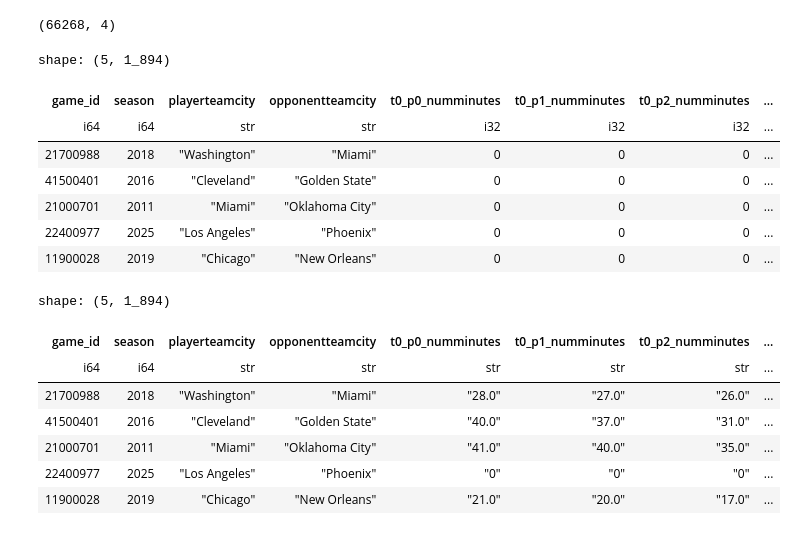
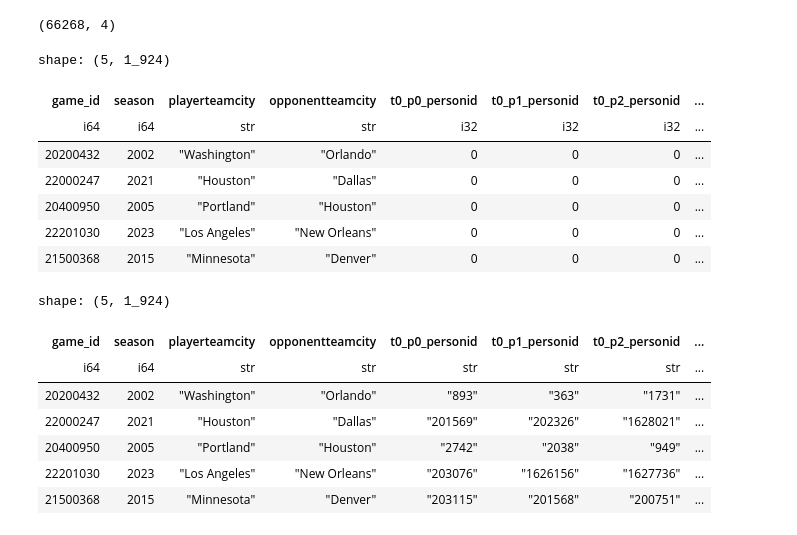
Before and after one commit to donpham7/fastbreak-vis, a Jupyter notebook: data/per_game/pg_sql.ipynb, the cells around one changed output. Drawn from its saved outputs; the diff is of its cells as text; code cells hidden in the pictures.

```diff
--- a/data/per_game/pg_sql.ipynb
+++ b/data/per_game/pg_sql.ipynb
@@ -86,7 +95,7 @@ master.shape
 (66268, 4)
 # %%
 stat_cols = [
-    "numminutes", "points", "assists", "blocks", "steals", "fieldgoalsattempted", "fieldgoalsmade", "fieldgoalspercentage", "threepointersattempted", "threepointersmade", "threepointerspercentage", "freethrowsattempted", "freethrowsmade", "freethrowspercentage", "reboundsdefensive", "reboundsoffensive", "reboundstotal", "foulspersonal", "turnovers", "per", "ts_percent", "x3p_ar", "f_tr", "trb_percent", "ast_percent", "stl_percent", "blk_percent", "tov_percent", "pg_x3p_percent", "x2p_per_game", "x2pa_per_game", "pg_x2p_percent", "pg_e_fg_percent", "ft_per_game", "fta_per_game", "pg_ft_percent", "trb_per_game", "ast_per_game", "stl_per_game", "blk_per_game", "tov_per_game", "pf_per_game", "pts_per_game", "shoot_fg_percent", "avg_dist_fga", "percent_fga_from_x2p_range", "percent_fga_from_x0_3_range", "percent_fga_from_x3_10_range", "percent_fga_from_x10_16_range", "percent_fga_from_x16_3p_range", "percent_fga_from_x3p_range", "fg_percent_from_x2p_range", "fg_percent_from_x0_3_range", "fg_percent_from_x3_10_range", "fg_percent_from_x10_16_range", "fg_percent_from_x16_3p_range", "fg_percent_from_x3p_range", "percent_assisted_x2p_fg", "percent_assisted_x3p_fg", "percent_dunks_of_fga", "num_of_dunks", "percent_corner_3s_of_3pa", "corner_3_point_percent"
+    "personid", "points", "assists", "blocks", "steals", "fieldgoalsattempted", "fieldgoalsmade", "fieldgoalspercentage", "threepointersattempted", "threepointersmade", "threepointerspercentage", "freethrowsattempted", "freethrowsmade", "freethrowspercentage", "reboundsdefensive", "reboundsoffensive", "reboundstotal", "foulspersonal", "turnovers", "per", "ts_percent", "x3p_ar", "f_tr", "trb_percent", "ast_percent", "stl_percent", "blk_percent", "tov_percent", "pg_x3p_percent", "x2p_per_game", "x2pa_per_game", "pg_x2p_percent", "pg_e_fg_percent", "ft_per_game", "fta_per_game", "pg_ft_percent", "trb_per_game", "ast_per_game", "stl_per_game", "blk_per_game", "tov_per_game", "pf_per_game", "pts_per_game", "shoot_fg_percent", "avg_dist_fga", "percent_fga_from_x2p_range", "percent_fga_from_x0_3_range", "percent_fga_from_x3_10_range", "percent_fga_from_x10_16_range", "percent_fga_from_x16_3p_range", "percent_fga_from_x3p_range", "fg_percent_from_x2p_range", "fg_percent_from_x0_3_range", "fg_percent_from_x3_10_range", "fg_percent_from_x10_16_range", "fg_percent_from_x16_3p_range", "fg_percent_from_x3p_range", "percent_assisted_x2p_fg", "percent_assisted_x3p_fg", "percent_dunks_of_fga", "num_of_dunks", "percent_corner_3s_of_3pa", "corner_3_point_percent", "numminutes"
 ]
 for stat in stat_cols:
     for t in ["t0", "t1"]:
@@ -98,14 +107,14 @@ for stat in stat_cols:
 
 master.head()
 # %% [output]
-shape: (5, 1_894)
+shape: (5, 1_924)
-| game_id | season | playerteamcity | opponentteamcity | t0_p0_numminutes | t0_p1_numminutes | t0_p2_numminutes | ... |
+| game_id | season | playerteamcity | opponentteamcity | t0_p0_personid | t0_p1_personid | t0_p2_personid | ... |
 | i64 | i64 | str | str | i32 | i32 | i32 | ... |
-| 21700988 | 2018 | "Washington" | "Miami" | 0 | 0 | 0 | ... |
-| 41500401 | 2016 | "Cleveland" | "Golden State" | 0 | 0 | 0 | ... |
-| 21000701 | 2011 | "Miami" | "Oklahoma City" | 0 | 0 | 0 | ... |
-| 22400977 | 2025 | "Los Angeles" | "Phoenix" | 0 | 0 | 0 | ... |
-| 11900028 | 2019 | "Chicago" | "New Orleans" | 0 | 0 | 0 | ... |
+| 20200432 | 2002 | "Washington" | "Orlando" | 0 | 0 | 0 | ... |
+| 22000247 | 2021 | "Houston" | "Dallas" | 0 | 0 | 0 | ... |
+| 20400950 | 2005 | "Portland" | "Houston" | 0 | 0 | 0 | ... |
+| 22201030 | 2023 | "Los Angeles" | "New Orleans" | 0 | 0 | 0 | ... |
+| 21500368 | 2015 | "Minnesota" | "Denver" | 0 | 0 | 0 | ... |
 # %%
 
 # Step 3: Rank by numMinutes within each (gameId, teamIndex)
@@ -114,39 +123,39 @@ features_ranked = df_fill_null.with_columns([
     .over(["game_id", "home"])
     .alias("playerrank")
 ])
 
 # Step 4: Keep top 15 players per team
 top_players = features_ranked.filter(pl.col("playerrank") <= 15)
 
 # Step 5: Reshape (melt → pivot → wide format)
 stat_cols = [
-    "numminutes", "points", "assists", "blocks", "steals", "fieldgoalsattempted", "fieldgoalsmade", "fieldgoalspercentage", "threepointersattempted", "threepointersmade", "threepointerspercentage", "freethrowsattempted", "freethrowsmade", "freethrowspercentage", "reboundsdefensive", "reboundsoffensive", "reboundstotal", "foulspersonal", "turnovers", "per", "ts_percent", "x3p_ar", "f_tr", "trb_percent", "ast_percent", "stl_percent", "blk_percent", "tov_percent", "pg_x3p_percent", "x2p_per_game", "x2pa_per_game", "pg_x2p_percent", "pg_e_fg_percent", "ft_per_game", "fta_per_game", "pg_ft_percent", "trb_per_game", "ast_per_game", "stl_per_game", "blk_per_game", "tov_per_game", "pf_per_game", "pts_per_game", "shoot_fg_percent", "avg_dist_fga", "percent_fga_from_x2p_range", "percent_fga_from_x0_3_range", "percent_fga_from_x3_10_range", "percent_fga_from_x10_16_range", "percent_fga_from_x16_3p_range", "percent_fga_from_x3p_range", "fg_percent_from_x2p_range", "fg_percent_from_x0_3_range", "fg_percent_from_x3_10_range", "fg_percent_from_x10_16_range", "fg_percent_from_x16_3p_range", "fg_percent_from_x3p_range", "percent_assisted_x2p_fg", "percent_assisted_x3p_fg", "percent_dunks_of_fga", "num_of_dunks", "percent_corner_3s_of_3pa", "corner_3_point_percent"
+    "personid", "numminutes", "points", "assists", "blocks", "steals", "fieldgoalsattempted", "fieldgoalsmade", "fieldgoalspercentage", "threepointersattempted", "threepointersmade", "threepointerspercentage", "freethrowsattempted", "freethrowsmade", "freethrowspercentage", "reboundsdefensive", "reboundsoffensive", "reboundstotal", "foulspersonal", "turnovers", "per", "ts_percent", "x3p_ar", "f_tr", "trb_percent", "ast_percent", "stl_percent", "blk_percent", "tov_percent", "pg_x3p_percent", "x2p_per_game", "x2pa_per_game", "pg_x2p_percent", "pg_e_fg_percent", "ft_per_game", "fta_per_game", "pg_ft_percent", "trb_per_game", "ast_per_game", "stl_per_game", "blk_per_game", "tov_per_game", "pf_per_game", "pts_per_game", "shoot_fg_percent", "avg_dist_fga", "percent_fga_from_x2p_range", "percent_fga_from_x0_3_range", "percent_fga_from_x3_10_range", "percent_fga_from_x10_16_range", "percent_fga_from_x16_3p_range", "percent_fga_from_x3p_range", "fg_percent_from_x2p_range", "fg_percent_from_x0_3_range", "fg_percent_from_x3_10_range", "fg_percent_from_x10_16_range", "fg_percent_from_x16_3p_range", "fg_percent_from_x3p_range", "percent_assisted_x2p_fg", "percent_assisted_x3p_fg", "percent_dunks_of_fga", "num_of_dunks", "percent_corner_3s_of_3pa", "corner_3_point_percent"
 ]
 
 melted = top_players.melt(
     id_vars=["game_id", "home", "playerrank"],
     value_vars=stat_cols
 ).with_columns([
     (pl.lit("t") + pl.col("home").cast(pl.Utf8) +
      pl.lit("_p") + (pl.col("playerrank") - 1).cast(pl.Utf8) +
      pl.lit("_") + pl.col("variable")).alias("column_name")
 ])
 
 wide = melted.pivot(
     values="value",
     index="game_id",
     columns="column_name",
     aggregate_function="first"
 )
 # Step 6: Join back to master
 master_with_features = master.update(wide, on="game_id")
 master_with_features.head()
 # %% [output]
-shape: (5, 1_894)
+shape: (5, 1_924)
-| game_id | season | playerteamcity | opponentteamcity | t0_p0_numminutes | t0_p1_numminutes | t0_p2_numminutes | ... |
+| game_id | season | playerteamcity | opponentteamcity | t0_p0_personid | t0_p1_personid | t0_p2_personid | ... |
 | i64 | i64 | str | str | str | str | str | ... |
-| 21700988 | 2018 | "Washington" | "Miami" | "28.0" | "27.0" | "26.0" | ... |
-| 41500401 | 2016 | "Cleveland" | "Golden State" | "40.0" | "37.0" | "31.0" | ... |
-| 21000701 | 2011 | "Miami" | "Oklahoma City" | "41.0" | "40.0" | "35.0" | ... |
-| 22400977 | 2025 | "Los Angeles" | "Phoenix" | "0" | "0" | "0" | ... |
-| 11900028 | 2019 | "Chicago" | "New Orleans" | "21.0" | "20.0" | "17.0" | ... |
+| 20200432 | 2002 | "Washington" | "Orlando" | "893" | "363" | "1731" | ... |
+| 22000247 | 2021 | "Houston" | "Dallas" | "201569" | "202326" | "1628021" | ... |
+| 20400950 | 2005 | "Portland" | "Houston" | "2742" | "2038" | "949" | ... |
+| 22201030 | 2023 | "Los Angeles" | "New Orleans" | "203076" | "1626156" | "1627736" | ... |
+| 21500368 | 2015 | "Minnesota" | "Denver" | "203115" | "201568" | "200751" | ... |
```
Also changed, not shown: parts of 5 cells of this notebook, 3 other files.
